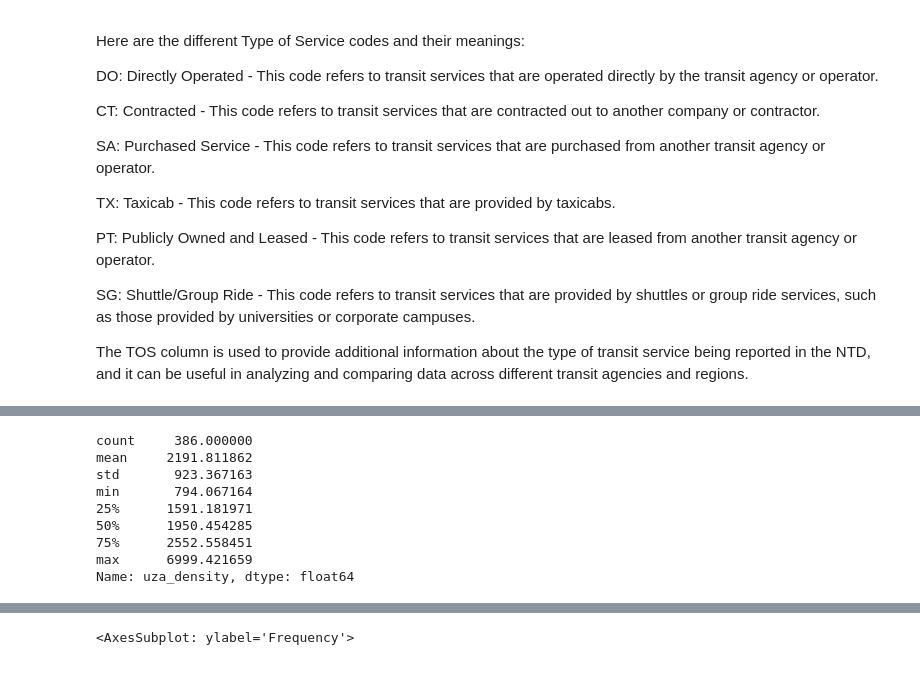
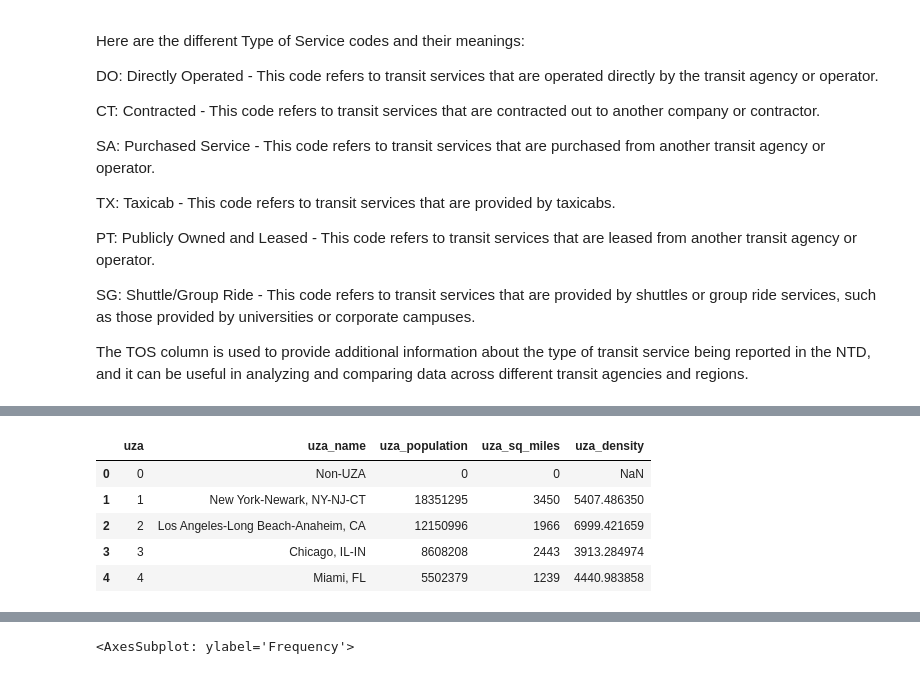
Before and after one commit to fedderw/transitscope-baltimore, a Jupyter notebook: notebooks/ntd.ipynb, the cells around one changed output, grey strips where cells are left out. Cells and saved outputs as stored; diff of their text form; code cells hidden in the pictures.

```diff
--- a/notebooks/ntd.ipynb
+++ b/notebooks/ntd.ipynb
@@ -77,14 +89,12 @@ AttributeError: 'DataFrame' object has no attribute 'uza_population'
 # %%
-uza=df_clean[['uza' ,'uza_population', 'uza_sq_miles', 'uza_density']].groupby(['uza']).max().reset_index()
+uza=df_clean[['uza' ,'uza_name','uza_population', 'uza_sq_miles', 'uza_density']].groupby(['uza']).max().reset_index()
+uza.uza_density.describe()
+uza_filtered = uza[uza.uza_population > 100000]
+uza.head()
+# %% [output]
+|  | uza | uza_name | uza_population | uza_sq_miles | uza_density |
+| 0 | 0 | Non-UZA | 0 | 0 | NaN |
+| 1 | 1 | New York-Newark, NY-NJ-CT | 18351295 | 3450 | 5407.486350 |
+| 2 | 2 | Los Angeles-Long Beach-Anaheim, CA | 12150996 | 1966 | 6999.421659 |
+| 3 | 3 | Chicago, IL-IN | 8608208 | 2443 | 3913.284974 |
+| 4 | 4 | Miami, FL | 5502379 | 1239 | 4440.983858 |
-# %%
-uza.uza_density.describe()
-# %% [output]
-count     386.000000
-mean     2191.811862
-std       923.367163
-min       794.067164
-25%      1591.181971
-50%      1950.454285
-75%      2552.558451
-max      6999.421659
-Name: uza_density, dtype: float64
```
Also changed, not shown: parts of 6 cells of this notebook.
